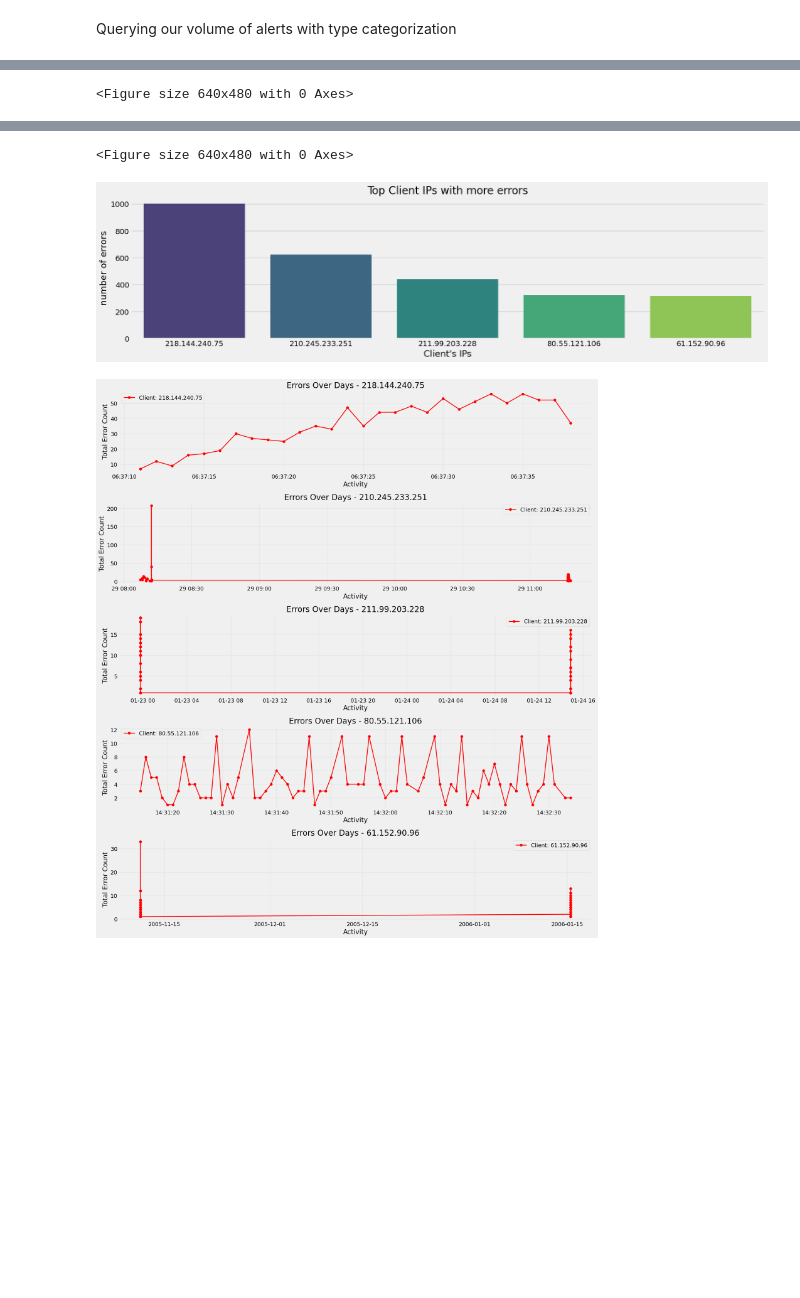
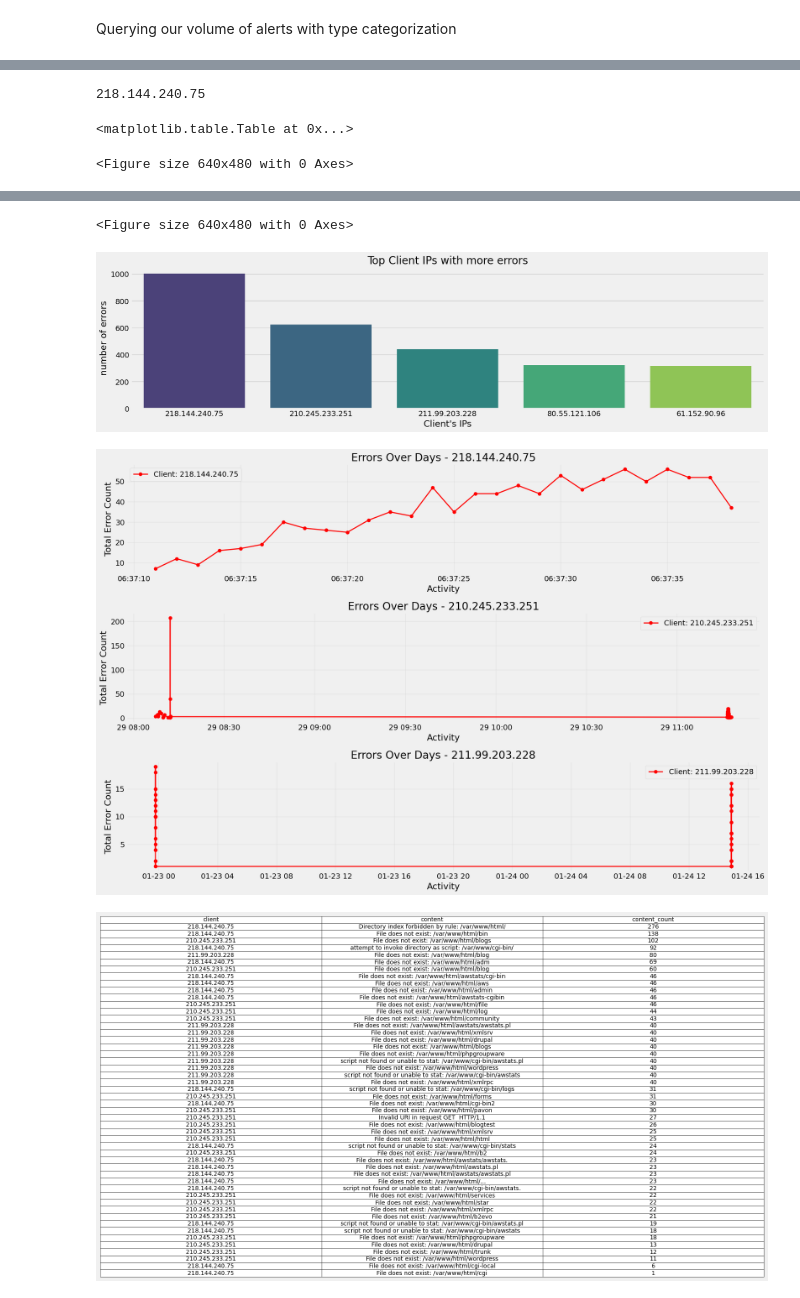
Before and after one commit to Alejandro-Melo/Kubernetes-Project, a Jupyter notebook: exploration.ipynb, the cells around one changed output, grey strips where cells are left out. Drawn from its saved outputs; the diff is of its cells as text; code cells hidden in the pictures; blank space fills up the shorter version.

```diff
--- a/exploration.ipynb
+++ b/exploration.ipynb
@@ -54,13 +54,21 @@ client_df = df_polars.sql(query_client)
 top_clients = client_df['client'].to_list()
 
 err_by_ip_and_date_df = (
-    df_polars.with_columns(
-        pl.col("date"),
-    )
-    .filter(pl.col("client").is_in(top_clients))
-    .group_by("dateat", "client", "type")
+    df_polars
+    .filter(pl.col("client").is_in(top_clients[0:3]))
+    .group_by("date", "client", "type")
     .agg(pl.col("type").count().alias("type_count"))
-    .sort("dateat")
+    .sort("date")
 )
-print(err_by_ip_and_date_df)
+
+activity_of_ip_count = (
+    df_polars
+    .filter(pl.col("client").is_in(top_clients[0:3]))
+    .group_by("client", "content")
+    .agg(pl.col("content").count().alias("content_count"))
+    .sort("content_count", "client", descending=True)
+)
+
+
+print(activity_of_ip_count)
 # %% [output]
@@ -110,37 +118,50 @@ plt.tight_layout()
 display(fig2)
 
 top_clients = client_df['client'].to_list()
-
 # Create subplots
-fig, axes = plt.subplots(len(top_clients), 1, figsize=(18, 4 * len(top_clients)), layout='constrained')
+fig3, axes = plt.subplots(len(top_clients[0:3]), 1, figsize=(18, 4 * len(top_clients[0:3])), layout='constrained')
 plt.style.use('fivethirtyeight')
 
 # Process each client
-for idx, client in enumerate(top_clients):
+for idx, client in enumerate(top_clients[0:3]):
     client_dfs = err_by_ip_and_date_df.filter(pl.col("client") == client)
 
     daily_errors = client_dfs.group_by("date").agg(pl.col("type_count").sum()).sort("date")
 
     dates = daily_errors.get_column("date")
     error_counts = daily_errors.get_column("type_count")
 
     axes[idx].plot(dates, error_counts, marker='o', label=f'Client: {client}', c='r', linewidth=2)
     axes[idx].set_xlabel('Activity')
     axes[idx].set_ylabel('Total Error Count')
     axes[idx].set_title(f'Errors Over Days - {client}')
     axes[idx].legend()
     axes[idx].grid(True, alpha=0.3)
 
 plt.tight_layout()
-plt.show()
+
+import matplotlib.pyplot as plt
+import pandas as pd
+import numpy as np
+
+fig4, ax = plt.subplots(figsize=(18, 6)) # Adjust figure size as needed
+
+# Hide axes for a clean table-only image
+ax.axis('off')
+ax.axis('tight')
+
+ax.table(cellText=activity_of_ip_count.to_pandas().values, colLabels=activity_of_ip_count.to_pandas().columns, loc='center', cellLoc='center')
 # %% [output]
 <Figure size 640x480 with 0 Axes>
 Passing `palette` without assigning `hue` is deprecated and will be removed in v0.14.0. Assign the `x` variable to `hue` and set `legend=False` for the same effect.
 
   sns.barplot(x= client_df['client'],y=client_df['type_count'], palette='viridis')
 <Figure size 640x480 with 0 Axes>
-<Figure size 640x480 with 0 Axes>
+218.144.240.75
+<matplotlib.table.Table at 0x...>
+<Figure size 640x480 with 0 Axes>
 [figure]
-<Figure size 640x480 with 0 Axes>
+<Figure size 640x480 with 0 Axes>
 [figure]
-[figure, old version]
+[figure, new version]
+[figure, added]
```
Also changed, not shown: parts of 1 cell of this notebook, 1 other file.
